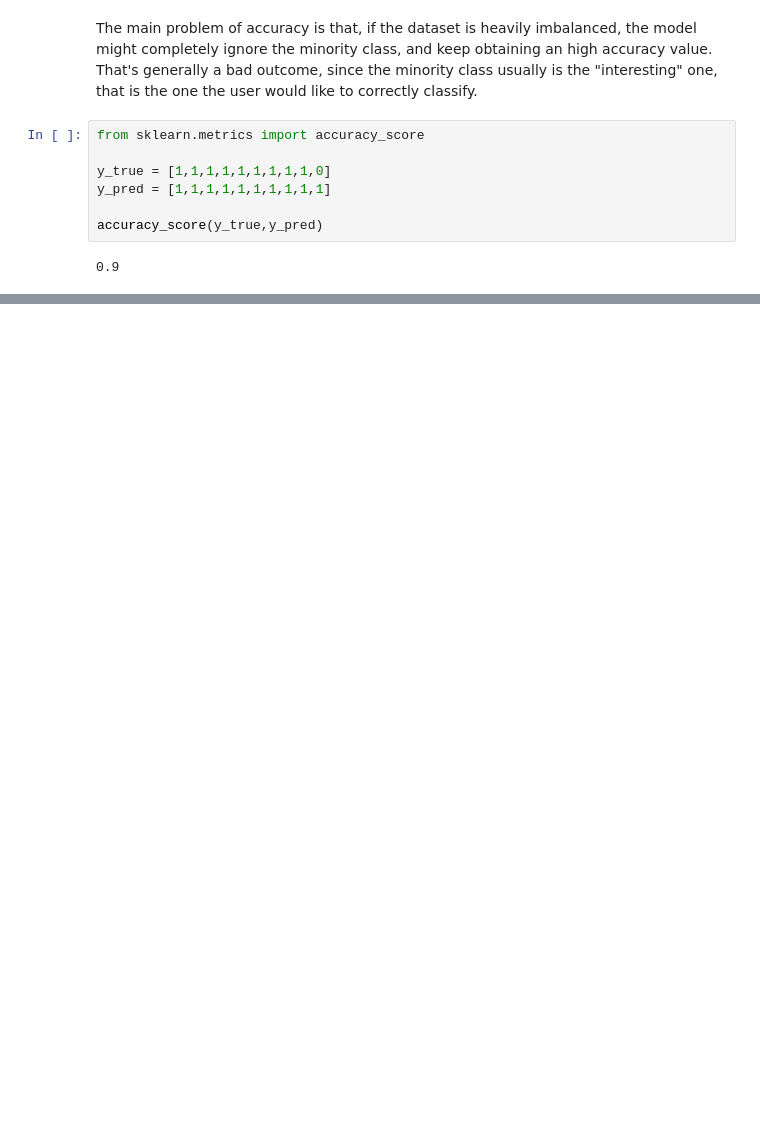
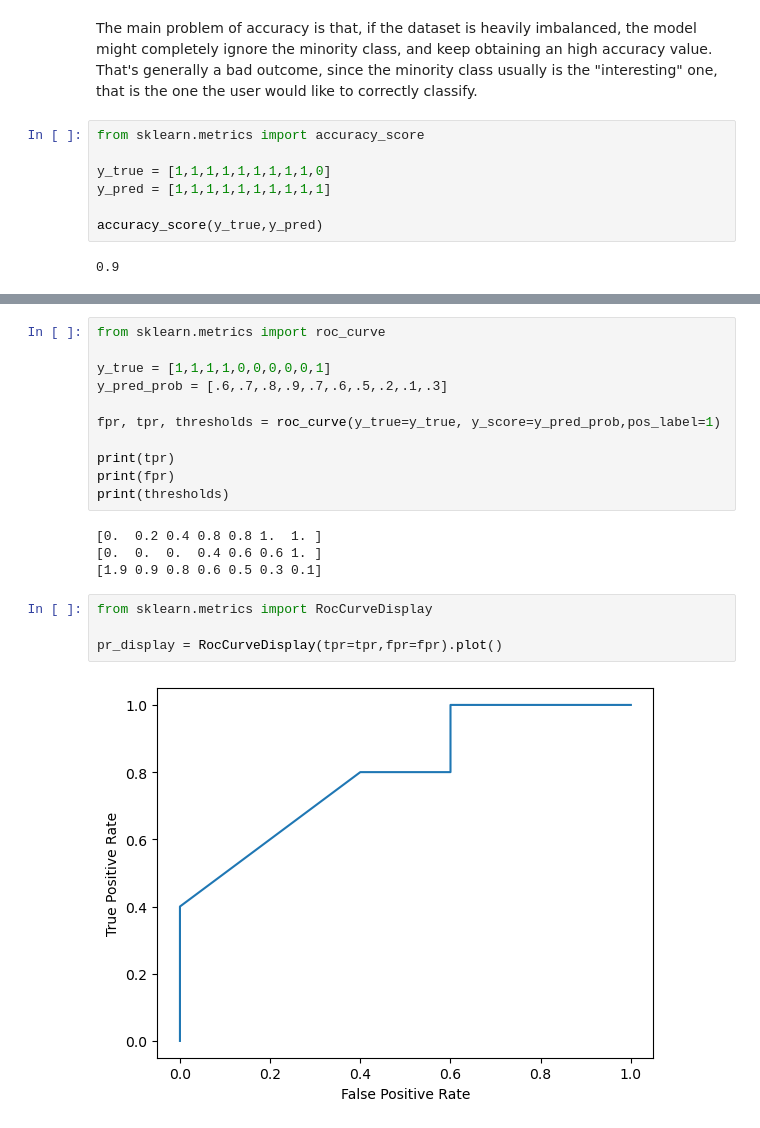
Before and after one commit to Edoch94/AAAMLP-notes, a Jupyter notebook: 2_evaluation_metrics.ipynb, the cells around one changed output, grey strips where cells are left out. Saved outputs shown, nothing was run; the diff lists cells and outputs as text; blank space fills up the shorter version.

```diff
--- a/2_evaluation_metrics.ipynb
+++ b/2_evaluation_metrics.ipynb
@@ -105,0 +307,21 @@ np.unique(y_true,return_counts=True)
+# %%
+from sklearn.metrics import roc_curve
+
+y_true = [1,1,1,1,0,0,0,0,0,1]
+y_pred_prob = [.6,.7,.8,.9,.7,.6,.5,.2,.1,.3]
+
+fpr, tpr, thresholds = roc_curve(y_true=y_true, y_score=y_pred_prob,pos_label=1)
+
+print(tpr)
+print(fpr)
+print(thresholds)
+# %% [output]
+[0.  0.2 0.4 0.8 0.8 1.  1. ]
+[0.  0.  0.  0.4 0.6 0.6 1. ]
+[1.9 0.9 0.8 0.6 0.5 0.3 0.1]
+# %%
+from sklearn.metrics import RocCurveDisplay
+
+pr_display = RocCurveDisplay(tpr=tpr,fpr=fpr).plot()
+# %% [output]
+[figure, added]
```
Also changed, not shown: parts of 46 cells of this notebook.
